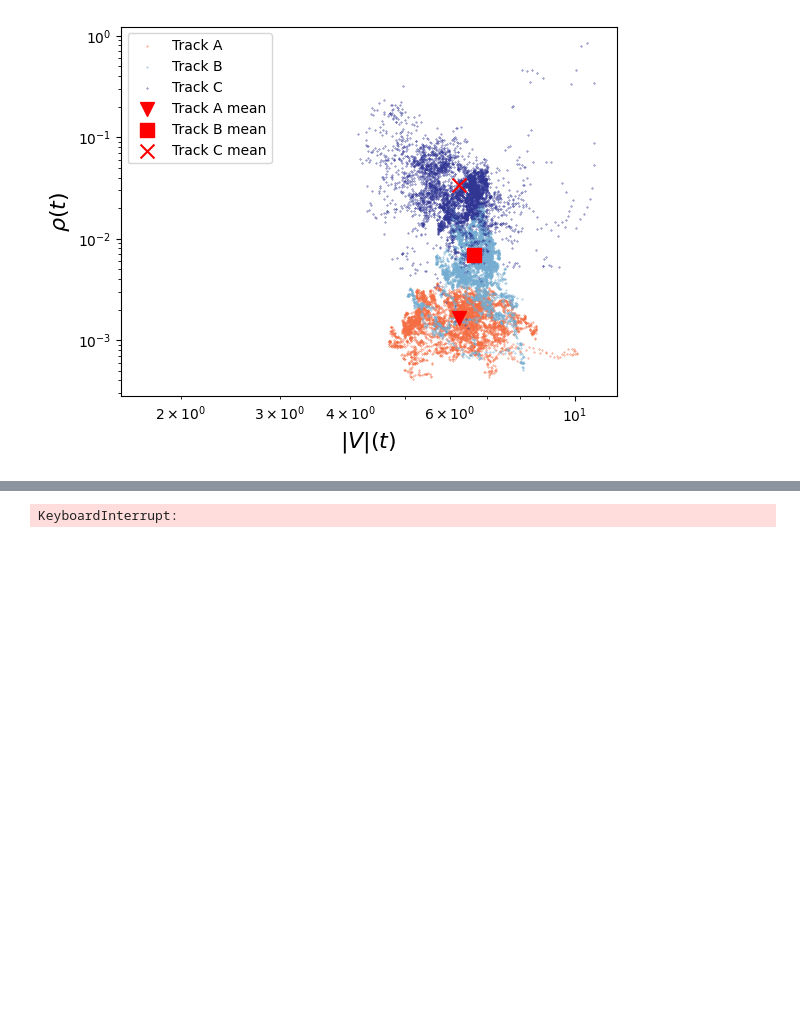
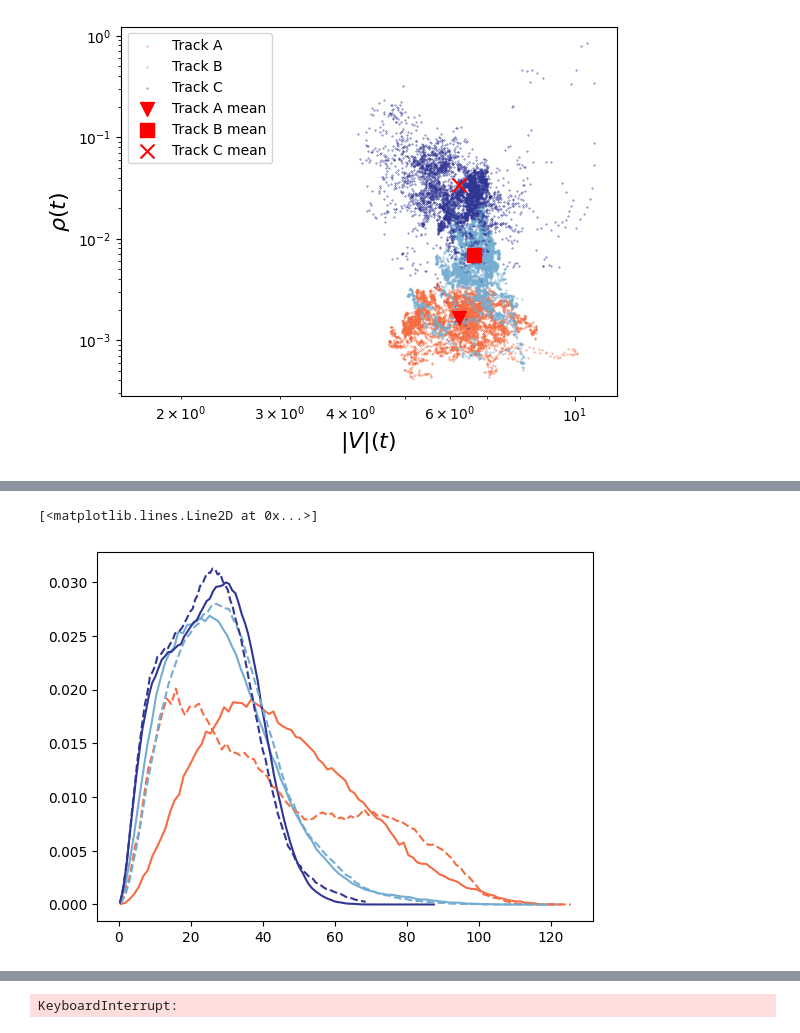
Before and after one commit to mmccraw98/flocking-emergence-iw, a Jupyter notebook: code/data/initial-data-analysis.ipynb, the cells around one changed output, grey strips where cells are left out. Cells and saved outputs as stored; diff of their text form; code cells hidden in the pictures; blank space fills up the shorter version.

Commit message:
added segmentation by order parameter

```diff
--- a/code/data/initial-data-analysis.ipynb
+++ b/code/data/initial-data-analysis.ipynb
@@ -345,0 +346,33 @@ plt.savefig(f'high_vs_low_order_correlations_PDF_velocity_magnitude.png', dpi=30
+# %%
+# TODO: neighbor distribution function
+
+# (split the data into ordered and disordered REGIMES i.e. continuous time periods where the order parameter is above or below a certain threshold)
+
+low_regimes_A, high_regimes_A = section_df_into_disordered_ordered_regimes(df_A)
+low_A_all = pd.concat([df_A[df_A.time.isin(low)] for low in low_regimes_A])
+high_A_all = pd.concat([df_A[df_A.time.isin(high)] for high in high_regimes_A])
+low_A_bin, low_A_pdf = get_dist_pdf(low_A_all)
+high_A_bin, high_A_pdf = get_dist_pdf(high_A_all)
+
+low_regimes_B, high_regimes_B = section_df_into_disordered_ordered_regimes(df_B)
+low_B_all = pd.concat([df_B[df_B.time.isin(low)] for low in low_regimes_B])
+high_B_all = pd.concat([df_B[df_B.time.isin(high)] for high in high_regimes_B])
+low_B_bin, low_B_pdf = get_dist_pdf(low_B_all)
+high_B_bin, high_B_pdf = get_dist_pdf(high_B_all)
+
+low_regimes_C, high_regimes_C = section_df_into_disordered_ordered_regimes(df_C)
+low_C_all = pd.concat([df_C[df_C.time.isin(low)] for low in low_regimes_C])
+high_C_all = pd.concat([df_C[df_C.time.isin(high)] for high in high_regimes_C])
+low_C_bin, low_C_pdf = get_dist_pdf(low_C_all)
+high_C_bin, high_C_pdf = get_dist_pdf(high_C_all)
+# %%
+plt.plot(low_A_bin, low_A_pdf, label='Track A', color=colors[0])
+plt.plot(low_B_bin, low_B_pdf, label='Track B', color=colors[3])
+plt.plot(low_C_bin, low_C_pdf, label='Track C', color=colors[4])
+
+plt.plot(high_A_bin, high_A_pdf, label='Track A', color=colors[0], linestyle='--')
+plt.plot(high_B_bin, high_B_pdf, label='Track B', color=colors[3], linestyle='--')
+plt.plot(high_C_bin, high_C_pdf, label='Track C', color=colors[4], linestyle='--')
+# %% [output]
+[<matplotlib.lines.Line2D at 0x...>]
+[figure, added]
```
Also changed, not shown: parts of 8 cells of this notebook, 1 other file.
